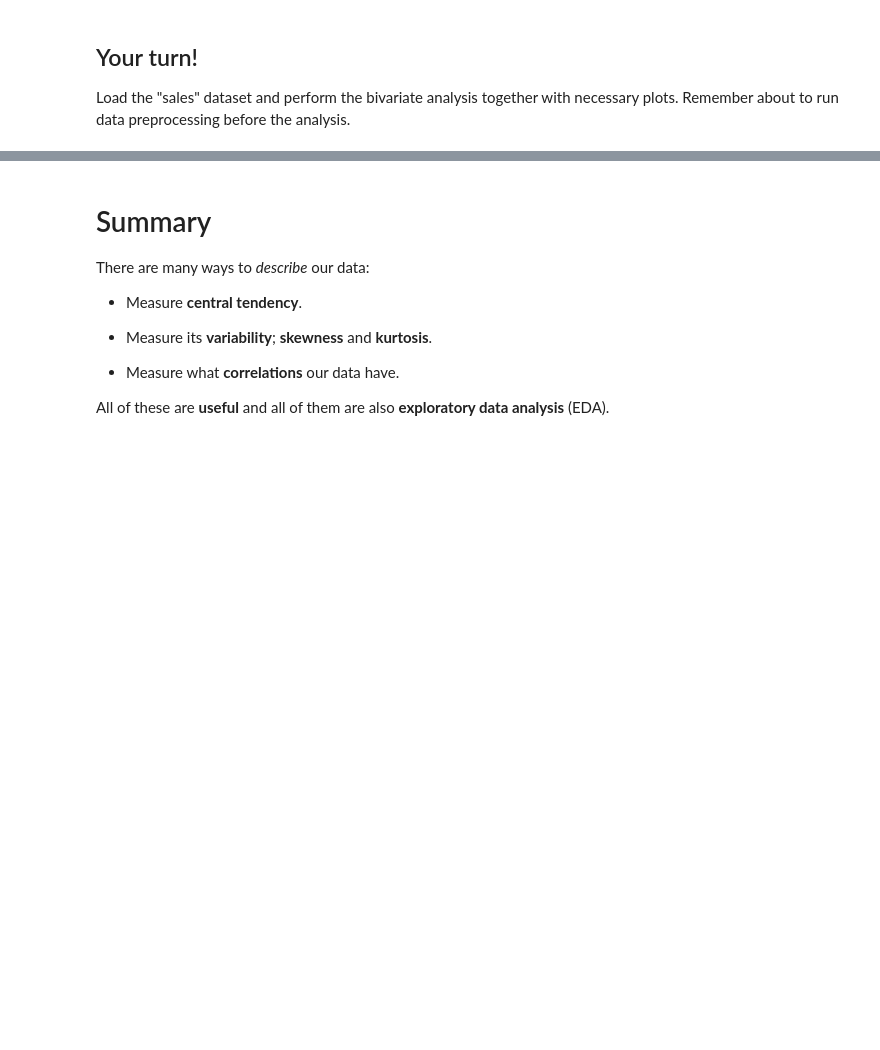
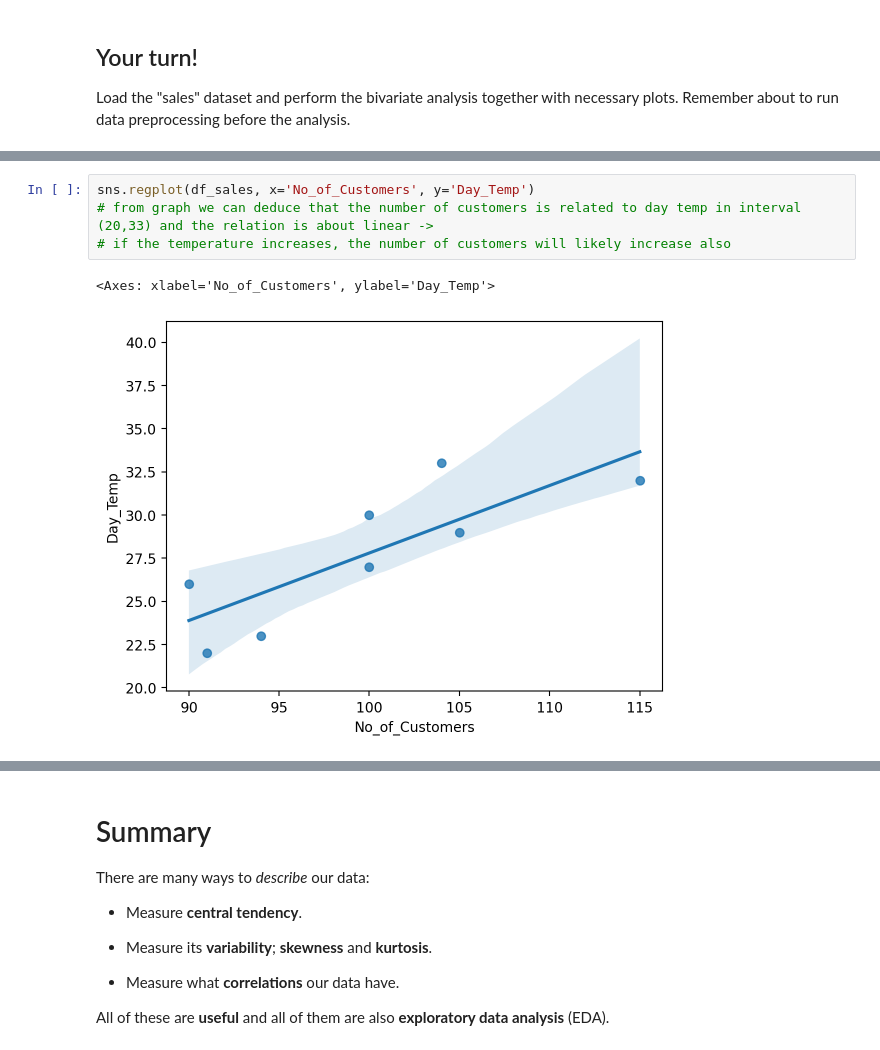
Before and after one commit to mariadop/Descriptive_Statistics_2025, a Jupyter notebook: Exercise9.ipynb, the cells around one changed output, grey strips where cells are left out. Drawn from its saved outputs; the diff is of its cells as text; blank space fills up the shorter version.

```diff
--- a/Exercise9.ipynb
+++ b/Exercise9.ipynb
@@ -620,0 +654,7 @@ df_sales.head(5)
+# %%
+sns.regplot(df_sales, x='No_of_Customers', y='Day_Temp')
+# from graph we can deduce that the number of customers is related to day temp in interval (20,33) and the relation is about linear ->
+# if the temperature increases, the number of customers will likely increase also
+# %% [output]
+<Axes: xlabel='No_of_Customers', ylabel='Day_Temp'>
+[figure, added]
```
Also changed, not shown: parts of 6 cells of this notebook.
